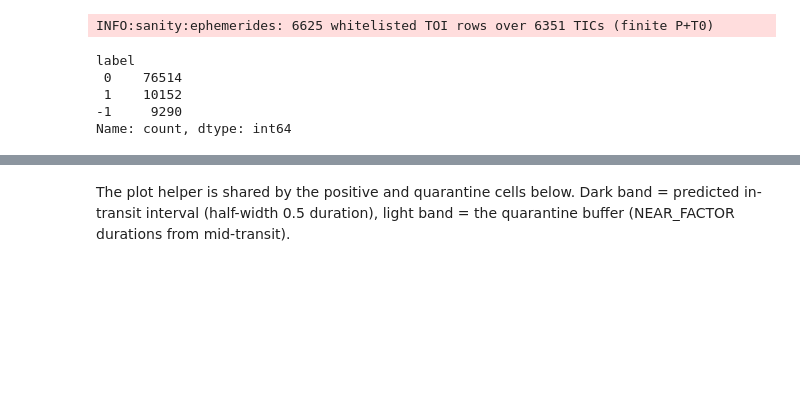
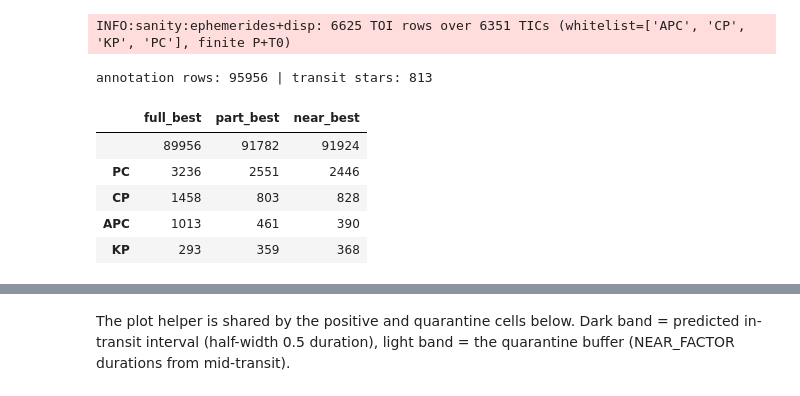
Before and after one commit to BrightonLiu-zZ/Stellar-World-Model, a Jupyter notebook: src/notebooks/transit_window_label_sanity.ipynb, the cells around one changed output, grey strips where cells are left out. Saved outputs shown, nothing was run; the diff lists cells and outputs as text; code cells hidden in the pictures; blank space fills up the shorter version.

```diff
--- a/src/notebooks/transit_window_label_sanity.ipynb
+++ b/src/notebooks/transit_window_label_sanity.ipynb
@@ -5,29 +11,36 @@ Visual check of the Phase-1 three-state window labels (`labels/qc/transit_window
 # %%
 import logging
 import sys
 from pathlib import Path
 
 import numpy as np
 import pandas as pd
 import matplotlib.pyplot as plt
+from tqdm.auto import tqdm
 
 root = Path.cwd()
 while not (root / "CLAUDE.md").exists():
     root = root.parent
 sys.path.insert(0, str(root / "src" / "qc"))
-from transit_window_coverage import _median_duration, load_ephemerides
+from transit_window_coverage import _median_duration, load_ephemerides_with_disp
 from build_transit_window_labels import NEAR_FACTOR, index_npz_by_segment, replay_segment
 
 logging.basicConfig(level=logging.INFO)
 logger = logging.getLogger("sanity")
-labels = pd.read_parquet(root / "labels" / "qc" / "transit_window_labels_w256.parquet")
-eph = load_ephemerides(root / "labels" / "qc" / "toi_nasa.csv", logger)
+
+# Rich per-window annotation over the full {CP,KP,PC,APC} whitelist; the 1/0/-1 label is derived per
+# knob two cells down (disposition subset x include-partial), so the same fold serves every knob.
+annot = pd.read_parquet(root / "labels" / "qc" / "transit_window_labels_w256_annot.parquet")
+eph = load_ephemerides_with_disp(root / "labels" / "qc" / "toi_nasa.csv", logger)  # {tic: [(P, T0, dur, disp)]}
 median_dur = _median_duration(eph)
-labels["label"].value_counts()
+print("annotation rows:", len(annot), "| transit stars:", annot["tic_id"].nunique())
+annot[["full_best", "part_best", "near_best"]].apply(lambda c: c.value_counts()).fillna(0).astype(int)
 # %% [output]
-INFO:sanity:ephemerides: 6625 whitelisted TOI rows over 6351 TICs (finite P+T0)
+INFO:sanity:ephemerides+disp: 6625 TOI rows over 6351 TICs (whitelist=['APC', 'CP', 'KP', 'PC'], finite P+T0)
-label
- 0    76514
- 1    10152
--1     9290
-Name: count, dtype: int64
+annotation rows: 95956 | transit stars: 813
+|  | full_best | part_best | near_best |
+|  | 89956 | 91782 | 91924 |
+| PC | 3236 | 2551 | 2446 |
+| CP | 1458 | 803 | 828 |
+| APC | 1013 | 461 | 390 |
+| KP | 293 | 359 | 368 |
```
Also changed, not shown: parts of 13 cells of this notebook.
